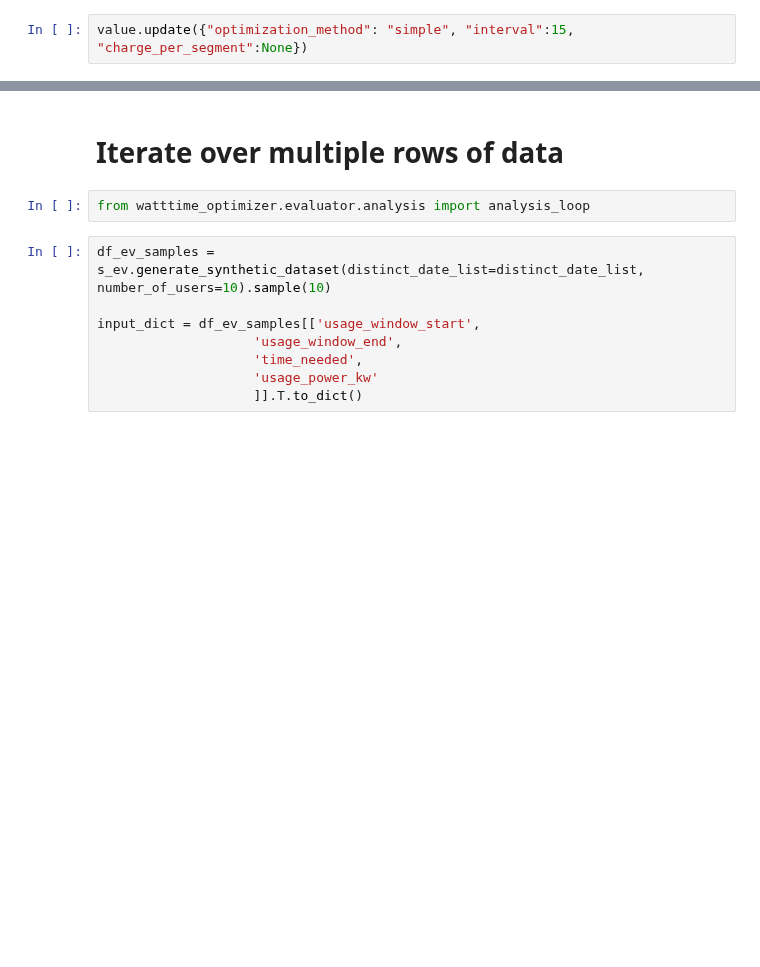
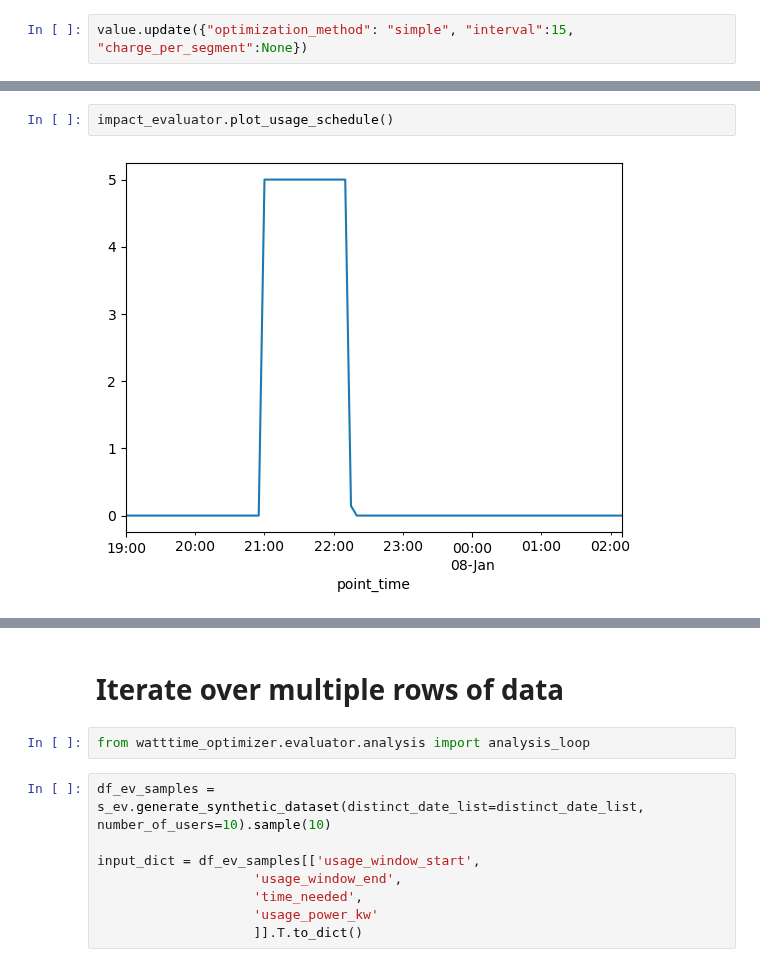
Before and after one commit to WattTime/watttime-python-client, a Jupyter notebook: watttime_optimizer/examples/synthetic_data.ipynb, the cells around one changed output, grey strips where cells are left out. Cells and saved outputs as stored; diff of their text form; blank space fills up the shorter version.

```diff
--- a/watttime_optimizer/examples/synthetic_data.ipynb
+++ b/watttime_optimizer/examples/synthetic_data.ipynb
@@ -153,0 +176,4 @@ r_requery
+# %%
+impact_evaluator.plot_usage_schedule()
+# %% [output]
+[figure, added]
```
Also changed, not shown: parts of 35 cells of this notebook, 1 other file.
